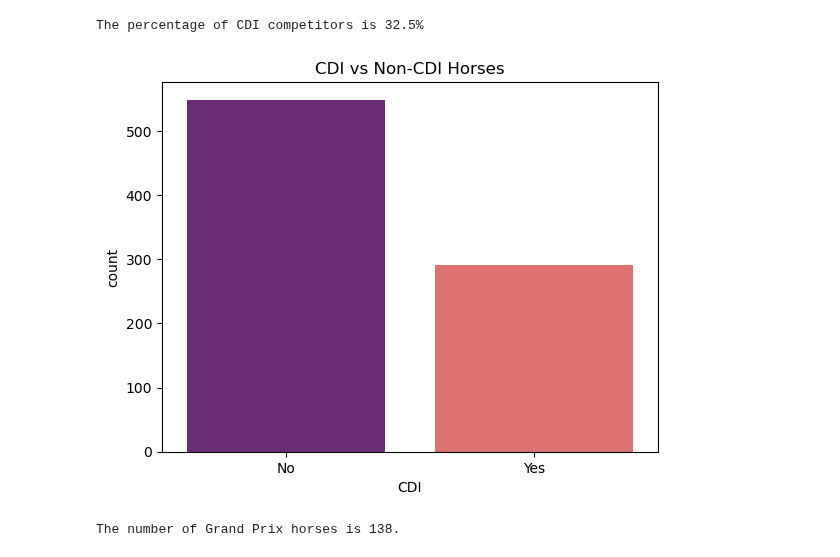
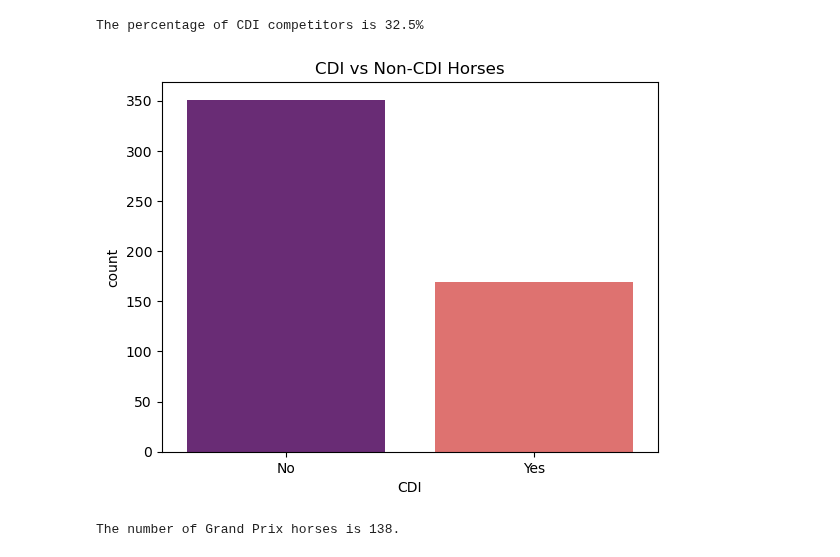
Before and after one commit to siobyrne/young-dressage-horse-program-analysis, a Jupyter notebook: younghorse.ipynb, the cells around one changed output. Saved outputs shown, nothing was run; the diff lists cells and outputs as text; code cells hidden in the pictures.

```diff
--- a/younghorse.ipynb
+++ b/younghorse.ipynb
@@ -97,9 +99,10 @@ dtype: int64
 
 total_horses = championship_df.loc[(championship_df["Year"] <= 2019) &
                              (championship_df["Division"].str.contains("USEF4|FEI5|FEI6"))]
-total_horses = total_horses["USDFNumber"].nunique()
+total_horses = total_horses.drop_duplicates(subset=['USDFNumber'])
+total_horses_count = total_horses["USDFNumber"].count()
 
-print(f"The total number of horses competing from 2002-2019 is {total_horses}.")
+print(f"The total number of horses competing from 2002-2019 is {total_horses_count}.")
 # %% [output]
 The total number of horses competing from 2002-2019 is 520.
 # %%
@@ -126,15 +129,15 @@ The percentage of CDI competitors is 32.5%
 # %%
 sns.countplot(
    x = 'CDI',
-   data = horse_df,
+   data = total_horses,
    palette = 'magma',
-   order = horse_df["CDI"].value_counts().index
+   order = total_horses["CDI"].value_counts().index
 )
 
 plt.title("CDI vs Non-CDI Horses")
 plt.show()
 # %% [output]
-[figure, old version]
+[figure, new version]
 # %%
 # get the number of horses that competed to Grand Prix from 2002-2019,
 # that competed in the 4/5/6/ year old divisions during those years
```
Also changed, not shown: parts of 25 cells of this notebook.
